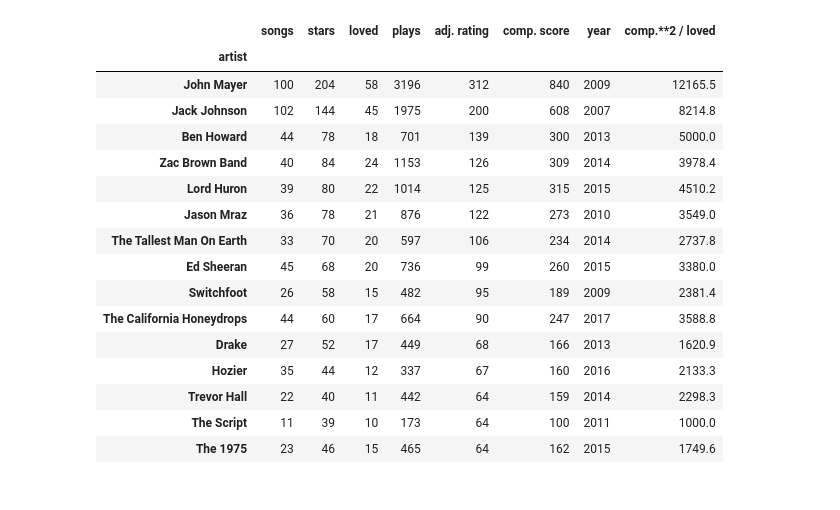
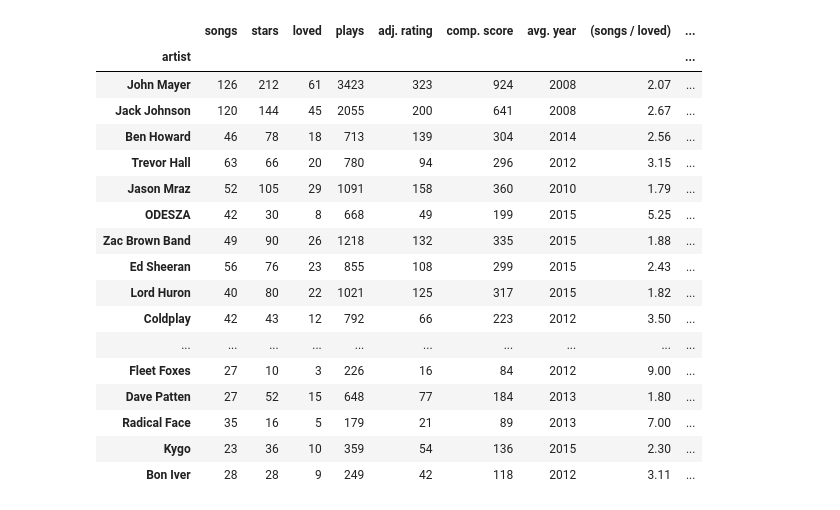
Before and after one commit to alfischer33/My-Music, a Jupyter notebook: My Music.ipynb, the cells around one changed output. Drawn from its saved outputs; the diff is of its cells as text; code cells hidden in the pictures.

```diff
--- a/My Music.ipynb
+++ b/My Music.ipynb
@@ -34,55 +34,68 @@ get_df().sort_values('date added', ascending=False).head()
 | 3181 | Bon Iver | U (Man Like) | 2:26 | Bon Iver | i,i | Alternative | False | 2.0 | 2020-09-10 22:04:00 | 0.0 | ... |
 | 3182 | Bon Iver | Jelmore | 2:30 | Bon Iver | i,i | Alternative | False | 2.0 | 2020-09-10 22:04:00 | 0.0 | ... |
 # %%
-def get_artist_stats(listened_since = '1990', added_since = '1990', sort = 'comp. score', added_before = '2040'):
+def get_artist_stats(listened_since = '1990', added_since = '1990', sort = 'adj. rating', added_before = '2040'):
     """
     Returns a sorted pivot table containing information on artists whose songs have been
     played since a given datetime. Aggregates total number of stars, total number of plays
     of the songs, and number of songs.
     """
 
     df = get_df()
     df = df[df['last played'] > listened_since]
     df = df[df['date added'] < added_before]
     df = df[df['date added'] > added_since]
 
     df.loc[(df[(df['stars'] == 0) & (df['loved'] == True)].index), 'stars'] = 2.5
     df.loc[(df[(df['stars'] == 2)].index), 'stars'] = 0
 
 
     df['adj. rating'] = df['stars']**2 / 2.5
     df['comp. score'] = df['stars']**2 / 2.5 + np.sqrt(df['plays'])
 
     df = df[['artist', 'song', 'stars', 'plays', 'loved', 'adj. rating', 'comp. score', 'year']].groupby('artist').agg({'song':'count',
                                                                                   'stars':sum, 'loved':sum, 'plays':sum,
                                                                                   'adj. rating':sum, 'comp. score':sum,
                                                                                   'year':'mean' }).round(0).fillna(0).astype(int)
-    df.rename(columns = {'song': 'songs'}, inplace=True)
+    df.rename(columns = {'song': 'songs', 'year':'avg. year'}, inplace=True)
 
-    df['comp.**2 / loved'] = (df['comp. score']**2 / df['loved']).round(1)
-    df['comp.**2 / loved'].replace(np.inf, 0, inplace=True)
+    #Feature Engineering
+    df['(songs / loved)'] = (df['songs'] / df['loved']).round(2)
+    df['(songs / loved)'].replace(np.inf, 0, inplace=True)
 
-    return df.sort_values('adj. rating', ascending=False)
+    df['(stars / songs)'] = (df['stars'] / df ['songs']).round(1)
 
-get_artist_stats(listened_since = '2019').head(15)
+    df['(comp.**2 / loved)'] = (df['comp. score']**2 / df['loved']).round(1)
+    df['(comp.**2 / loved)'].replace(np.inf, 0, inplace=True)
+
+    df['(adj. rating * (songs/loved))'] = (df['adj. rating'] * (df['songs']/df['loved'])).round(1)
+
+    df['Stat Composite'] = ((df['songs']/np.max(df['songs']) + df['loved']/np.max(df['loved']) + df['stars']/np.max(df['stars']) + df['plays']/np.max(df['plays']) + df['adj. rating']/np.max(df['adj. rating']))*(100/5)).round(2)
+    df['Feature Composite'] = ((df['(comp.**2 / loved)']/np.max(df['(comp.**2 / loved)']) + df['(adj. rating * (songs/loved))']/np.max(df['(adj. rating * (songs/loved))']))*(100/2)).round(2)
+
+
+    return df.sort_values(sort, ascending=False)
+
+get_artist_stats(listened_since = '2017', sort='Feature Composite').head(25)
 # %% [output]
-|  | songs | stars | loved | plays | adj. rating | comp. score | year | comp.**2 / loved |
-| artist |  |  |  |  |  |  |  |  |
-| John Mayer | 100 | 204 | 58 | 3196 | 312 | 840 | 2009 | 12165.5 |
-| Jack Johnson | 102 | 144 | 45 | 1975 | 200 | 608 | 2007 | 8214.8 |
-| Ben Howard | 44 | 78 | 18 | 701 | 139 | 300 | 2013 | 5000.0 |
-| Zac Brown Band | 40 | 84 | 24 | 1153 | 126 | 309 | 2014 | 3978.4 |
-| Lord Huron | 39 | 80 | 22 | 1014 | 125 | 315 | 2015 | 4510.2 |
-| Jason Mraz | 36 | 78 | 21 | 876 | 122 | 273 | 2010 | 3549.0 |
-| The Tallest Man On Earth | 33 | 70 | 20 | 597 | 106 | 234 | 2014 | 2737.8 |
-| Ed Sheeran | 45 | 68 | 20 | 736 | 99 | 260 | 2015 | 3380.0 |
-| Switchfoot | 26 | 58 | 15 | 482 | 95 | 189 | 2009 | 2381.4 |
-| The California Honeydrops | 44 | 60 | 17 | 664 | 90 | 247 | 2017 | 3588.8 |
-| Drake | 27 | 52 | 17 | 449 | 68 | 166 | 2013 | 1620.9 |
-| Hozier | 35 | 44 | 12 | 337 | 67 | 160 | 2016 | 2133.3 |
-| Trevor Hall | 22 | 40 | 11 | 442 | 64 | 159 | 2014 | 2298.3 |
-| The Script | 11 | 39 | 10 | 173 | 64 | 100 | 2011 | 1000.0 |
-| The 1975 | 23 | 46 | 15 | 465 | 64 | 162 | 2015 | 1749.6 |
+|  | songs | stars | loved | plays | adj. rating | comp. score | avg. year | (songs / loved) | ... |
+| artist |  |  |  |  |  |  |  |  | ... |
+| John Mayer | 126 | 212 | 61 | 3423 | 323 | 924 | 2008 | 2.07 | ... |
+| Jack Johnson | 120 | 144 | 45 | 2055 | 200 | 641 | 2008 | 2.67 | ... |
+| Ben Howard | 46 | 78 | 18 | 713 | 139 | 304 | 2014 | 2.56 | ... |
+| Trevor Hall | 63 | 66 | 20 | 780 | 94 | 296 | 2012 | 3.15 | ... |
+| Jason Mraz | 52 | 105 | 29 | 1091 | 158 | 360 | 2010 | 1.79 | ... |
+| ODESZA | 42 | 30 | 8 | 668 | 49 | 199 | 2015 | 5.25 | ... |
+| Zac Brown Band | 49 | 90 | 26 | 1218 | 132 | 335 | 2015 | 1.88 | ... |
+| Ed Sheeran | 56 | 76 | 23 | 855 | 108 | 299 | 2015 | 2.43 | ... |
+| Lord Huron | 40 | 80 | 22 | 1021 | 125 | 317 | 2015 | 1.82 | ... |
+| Coldplay | 42 | 43 | 12 | 792 | 66 | 223 | 2012 | 3.50 | ... |
+| ... | ... | ... | ... | ... | ... | ... | ... | ... | ... |
+| Fleet Foxes | 27 | 10 | 3 | 226 | 16 | 84 | 2012 | 9.00 | ... |
+| Dave Patten | 27 | 52 | 15 | 648 | 77 | 184 | 2013 | 1.80 | ... |
+| Radical Face | 35 | 16 | 5 | 179 | 21 | 89 | 2013 | 7.00 | ... |
+| Kygo | 23 | 36 | 10 | 359 | 54 | 136 | 2015 | 2.30 | ... |
+| Bon Iver | 28 | 28 | 9 | 249 | 42 | 118 | 2012 | 3.11 | ... |
 # %%
 def get_genre_stats(listened_since = '1990', added_since = '1990', sort = 'stars'):
     """
```
Also changed, not shown: parts of 7 cells of this notebook.
